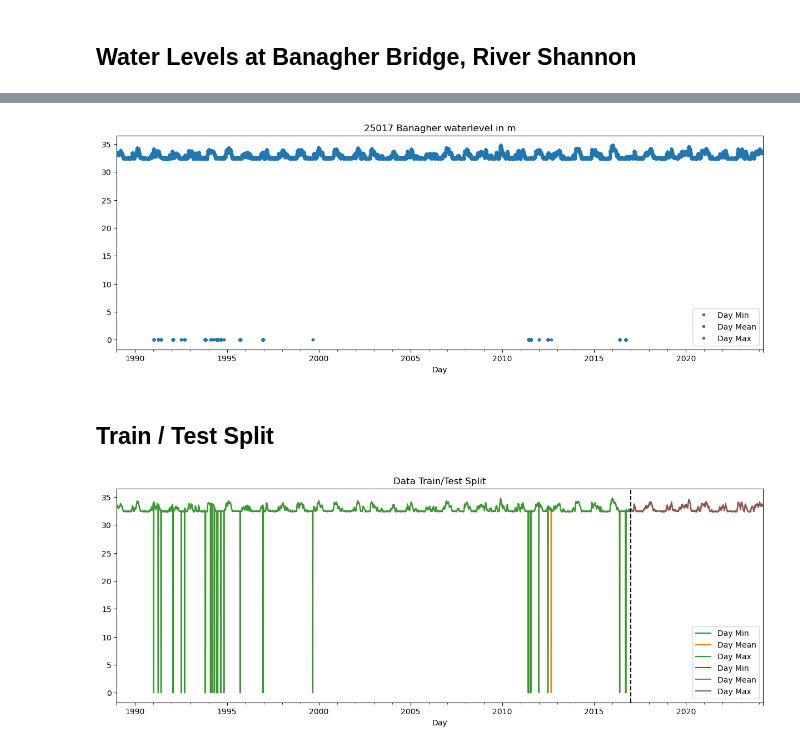
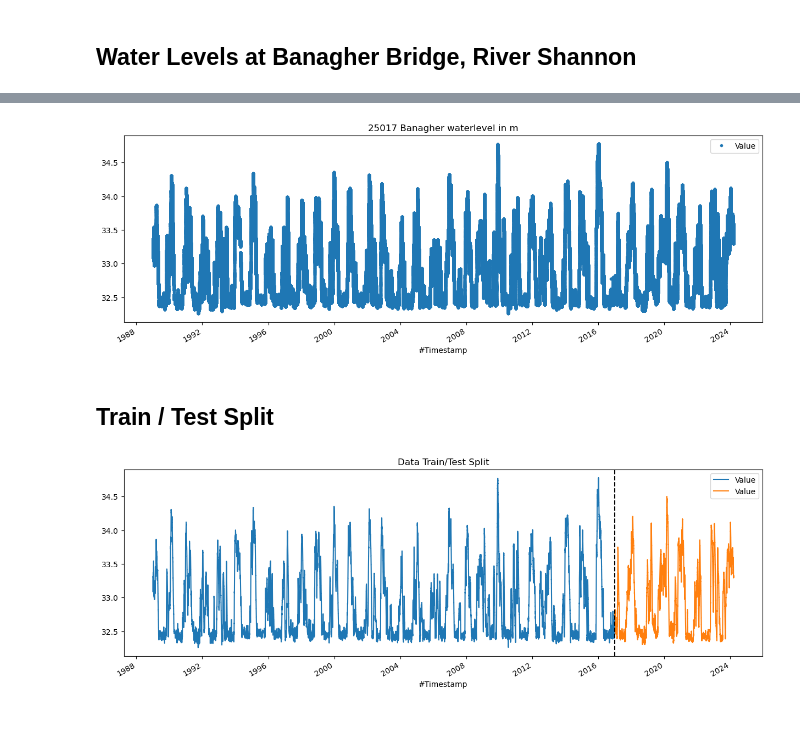
Before and after one commit to burked9/shannon-flood-piml, a Jupyter notebook: water_levels_banagher.ipynb, the cells around one changed output, grey strips where cells are left out. Saved outputs shown, nothing was run; the diff lists cells and outputs as text; code cells hidden in the pictures; blank space fills up the shorter version.

Commit message:
Added Second dataset
First Dataset was daily info
Second dataset I am playing with the stamped every 15mins

```diff
--- a/water_levels_banagher.ipynb
+++ b/water_levels_banagher.ipynb
@@ -14,11 +14,21 @@ colour_pal = sns.color_palette()
 
 #importing the datasets
 # this dataset has one datapoint for each day.
-df = pd.read_csv('25017_banagher_s_complete.csv', skiprows=12)
+df = pd.read_csv('25017_banagher_s_complete.csv', skiprows=12).iloc[:, :-1] # for now exclude the quality column
+
 df = df.set_index('Day') # set the index
 
 #issue is data is set = "%d/%m/%Y" - this should make this ok.
 df.index = pd.to_datetime(df.index, format='mixed', dayfirst=True)
+
+
+# this dataset has the hourly readouts.
+df = pd.read_csv('tsvalues.csv', sep=';', skiprows=10).iloc[:, :-1] # drop the water quality for now
+
+df = df.set_index('#Timestamp') # set the index
+
+#issue is data is set = "%d/%m/%Y" - this should make this ok.
+df.index = pd.to_datetime(df.index, format='mixed', dayfirst=True)
 # %%
 df.head()
 df.tail()
@@ -28,15 +44,12 @@ df.shape
 # %%
-# Select columns except the last one
-columns_to_plot = df.iloc[:, :-1]
-
-columns_to_plot.plot(style='.',
+df.plot(style='.',
                      figsize=(15,5),
                      color=colour_pal[0],
                      title='25017 Banagher waterlevel in m')
 plt.show()
 # issues here with zeros but I will come to fix this.
 # %% [output]
-[figure, old version]
+[figure, new version]
 # %%
 #df.index
 # %% [markdown]
@@ -44,8 +57,8 @@ plt.show()
 # %%
 # later I will change this to full cross validation
 # %%
-train = df.iloc[:, :-1].loc[df.index < '01-01-2017']
-test = df.iloc[:, :-1].loc[df.index >= '01-01-2017']
+train = df.loc[df.index < '01-01-2017']
+test = df.loc[df.index >= '01-01-2017']
 
 fig, ax = plt.subplots(figsize=(15, 5))
 train.plot(ax=ax, label='Training Set', title='Data Train/Test Split')
@@ -55,6 +68,6 @@ ax.axvline('01-01-2017', color='black', ls='--')
 #ax.legend(['Training Set', 'Test Set'])
 plt.show()
 # %% [output]
-[figure, old version]
+[figure, new version]
 # %%
 # weekly plot, or monthly
```
Also changed, not shown: parts of 4 cells of this notebook.
